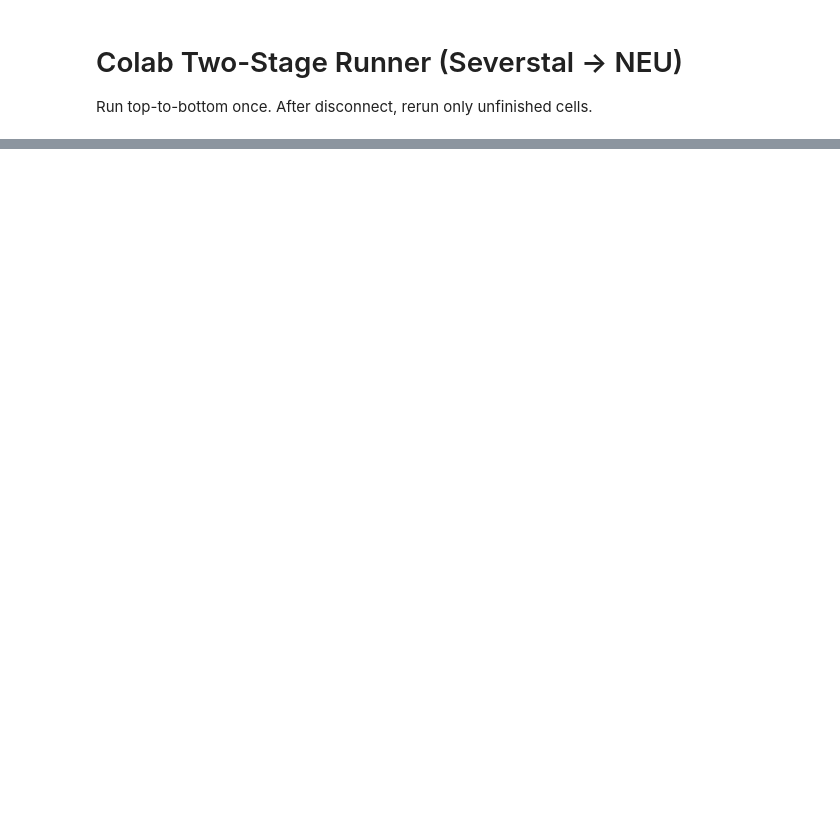
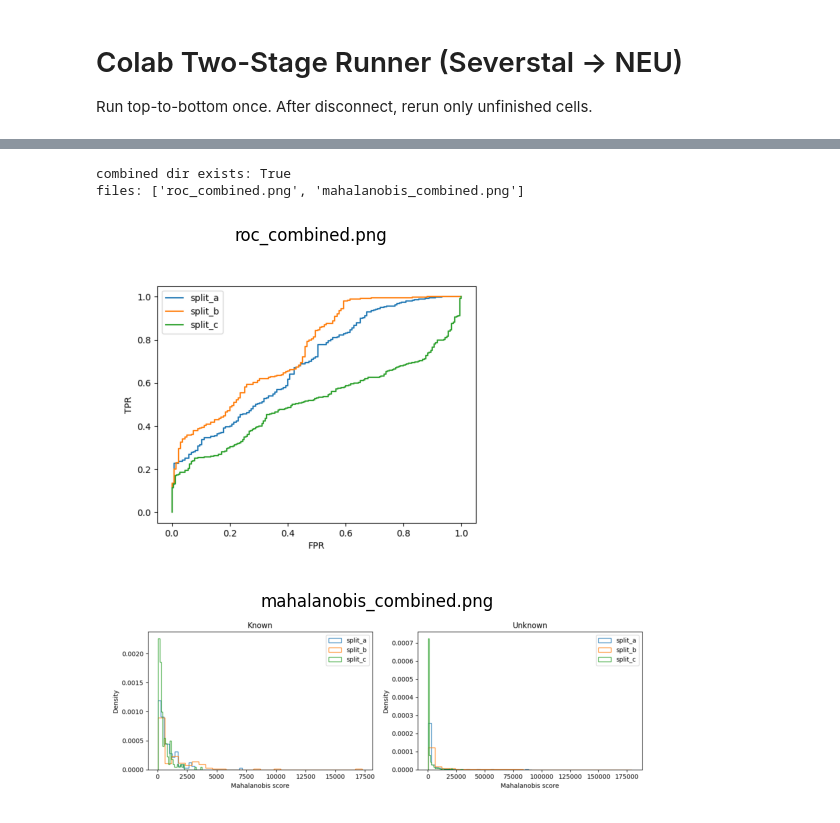
Before and after one commit to spinelessknave8/FYP_code, a Jupyter notebook: notebooks/colab_two_stage_runner.ipynb, the cells around one changed output, grey strips where cells are left out. Saved outputs shown, nothing was run; the diff lists cells and outputs as text; code cells hidden in the pictures; blank space fills up the shorter version.

```diff
--- a/notebooks/colab_two_stage_runner.ipynb
+++ b/notebooks/colab_two_stage_runner.ipynb
@@ -139,0 +365,27 @@ print('aggregate + combined plots done')
+# %%
+from pathlib import Path
+import matplotlib.pyplot as plt
+import matplotlib.image as mpimg
+
+base = Path("/content/drive/MyDrive/fyp_outputs")
+combined = base / "combined"
+
+print("combined dir exists:", combined.exists())
+if combined.exists():
+    print("files:", [p.name for p in combined.glob("*.png")])
+
+for name in ["roc_combined.png", "mahalanobis_combined.png"]:
+    p = combined / name
+    if p.exists():
+        plt.figure(figsize=(7,4))
+        plt.title(name)
+        plt.imshow(mpimg.imread(p))
+        plt.axis("off")
+        plt.show()
+    else:
+        print("missing:", p)
+# %% [output]
+combined dir exists: True
+files: ['roc_combined.png', 'mahalanobis_combined.png']
+[figure, added]
+[figure, added]
```
Also changed, not shown: parts of 20 cells of this notebook.
